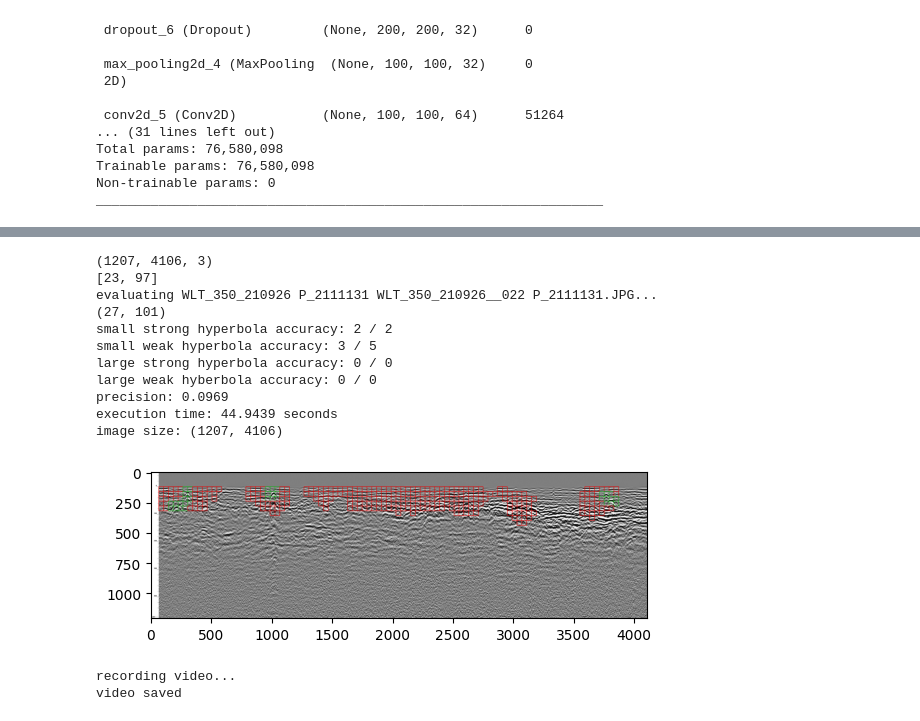
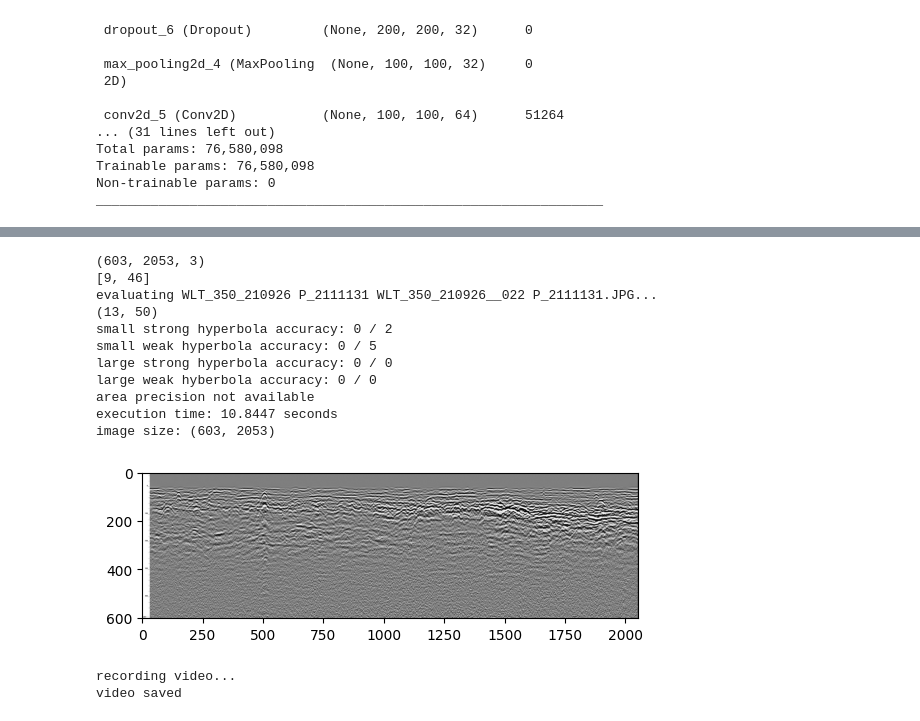
Before and after one commit to MLforGPR/traditional, a Jupyter notebook: validation_cnn.ipynb, the cells around one changed output, grey strips where cells are left out. Saved outputs shown, nothing was run; the diff lists cells and outputs as text; code cells hidden in the pictures.

Commit message:
add resize feature to validation

```diff
--- a/validation_cnn.ipynb
+++ b/validation_cnn.ipynb
@@ -102,8 +102,7 @@ _________________________________________________________________
 # %%
 start_time = time.time()
 IMAGE_START = 64
-AXIS_ZERO = 44     # 1st dataset, 2nd dataset: 121, 3rd dataset: 44
-image_start = [AXIS_ZERO, IMAGE_START]
+AXIS_ZERO = 121     # 1st dataset, 2nd dataset: 121, 3rd dataset: 44
 
 image_name = "WLT_350_210926 P_2111131 WLT_350_210926__022 P_2111131.JPG"
 image_path = f"../data_preprocessing/unprocessed_images/{image_name}"
@@ -112,20 +111,23 @@ sliding_window_size = 200
 step = 40
 img = cv2.imread(image_path)
 
-# # scale down
-# scale_percent = 50 # percent of original size
-# width = int(img.shape[1] * scale_percent / 100)
-# height = int(img.shape[0] * scale_percent / 100)
-# dim = (width, height)
+# scale down
+scale_percent = 50 # percent of original size
+width = int(img.shape[1] * scale_percent / 100)
+height = int(img.shape[0] * scale_percent / 100)
+dim = (width, height)
 
-# # resize image
-# img = cv2.resize(img, dim, interpolation = cv2.INTER_AREA)
+# resize image
+img = cv2.resize(img, dim, interpolation = cv2.INTER_AREA)
+IMAGE_START = int(IMAGE_START * scale_percent / 100)
+AXIS_ZERO = int(AXIS_ZERO * scale_percent / 100)
+image_start = [AXIS_ZERO, IMAGE_START]
 
 height = math.ceil((img.shape[0] - sliding_window_size - image_start[0]) / step)
 width = math.ceil((img.shape[1] - sliding_window_size - image_start[1]) / step)
 number_image = height * width
 # %%
-def validate_label(image, voting, image_name, file_name='output.jpg'):
+def validate_label(image, voting, scale_percent, image_name, file_name='output.jpg'):
     img = copy.deepcopy(image)
     label_path = '../data_preprocessing/1stdataset20230420' # 1st dataset
     # label_path = '../data_preprocessing/2ndDataset20230421' # 2nd dataset
@@ -148,9 +150,9 @@ def validate_label(image, voting, image_name, file_name='output.jpg'):
             box_index = []
             for i, b in enumerate(box):
                 if i % 2 == 0:
-                    box_index.append((b - image_start[0]) / step)
+                    box_index.append((b * scale_percent / 100 - image_start[0]) / step)
                 else:
-                    box_index.append((b - image_start[1]) / step)
+                    box_index.append((b * scale_percent / 100 - image_start[1]) / step)
             start = [math.floor(box_index[0]), math.floor(box_index[1])]
             end = [math.ceil(box_index[2] + 1), math.ceil(box_index[3] + 1)]
             is_feature = False
@@ -173,9 +175,9 @@ def validate_label(image, voting, image_name, file_name='output.jpg'):
                 if voting[j, i] == 2:
                     precision += 1
     if (total == 0):
-        print('precision not available')
+        print('area precision not available')
     else:
-        print(f'precision: {precision / total:.4f}')
+        print(f'area precision: {precision / total:.4f}')
 
     box_width = 2
     for j in range(height + 4):
@@ -221,21 +223,21 @@ print(validate_result.shape)
 # %%
 voting = label_voting(validate_result, 0.5, img.shape, sliding_window_size, step, [AXIS_ZERO, IMAGE_START])
-validate_label(img, voting, image_name, file_name='validation_CNN.jpg')
+validate_label(img, voting, scale_percent, image_name, file_name='validation_CNN.jpg')
 print(f'execution time: {time.time() - start_time:.4f} seconds')
 print(f'image size: {(img.shape[0], img.shape[1])}')
 # %% [output]
-(1207, 4106, 3)
-[23, 97]
+(603, 2053, 3)
+[9, 46]
 evaluating WLT_350_210926 P_2111131 WLT_350_210926__022 P_2111131.JPG...
-(27, 101)
-small strong hyperbola accuracy: 2 / 2
-small weak hyperbola accuracy: 3 / 5
+(13, 50)
+small strong hyperbola accuracy: 0 / 2
+small weak hyperbola accuracy: 0 / 5
 large strong hyperbola accuracy: 0 / 0
 large weak hyberbola accuracy: 0 / 0
-precision: 0.0969
-execution time: 44.9439 seconds
-image size: (1207, 4106)
+area precision not available
+execution time: 10.8447 seconds
+image size: (603, 2053)
-[figure, old version]
+[figure, new version]
 # %%
 def validate_label_video(image, voting, file_name='output.mp4'):
     img = copy.deepcopy(image)
```
Also changed, not shown: parts of 2 cells of this notebook, 1 other file.
